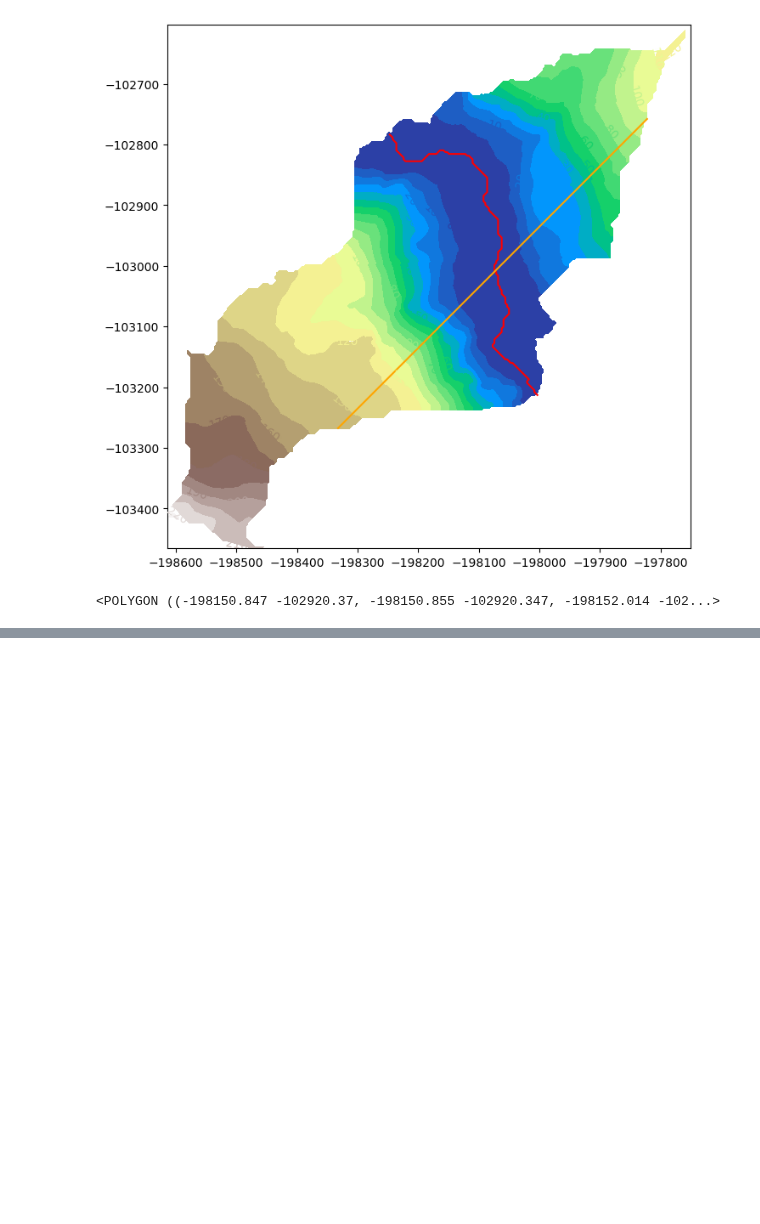
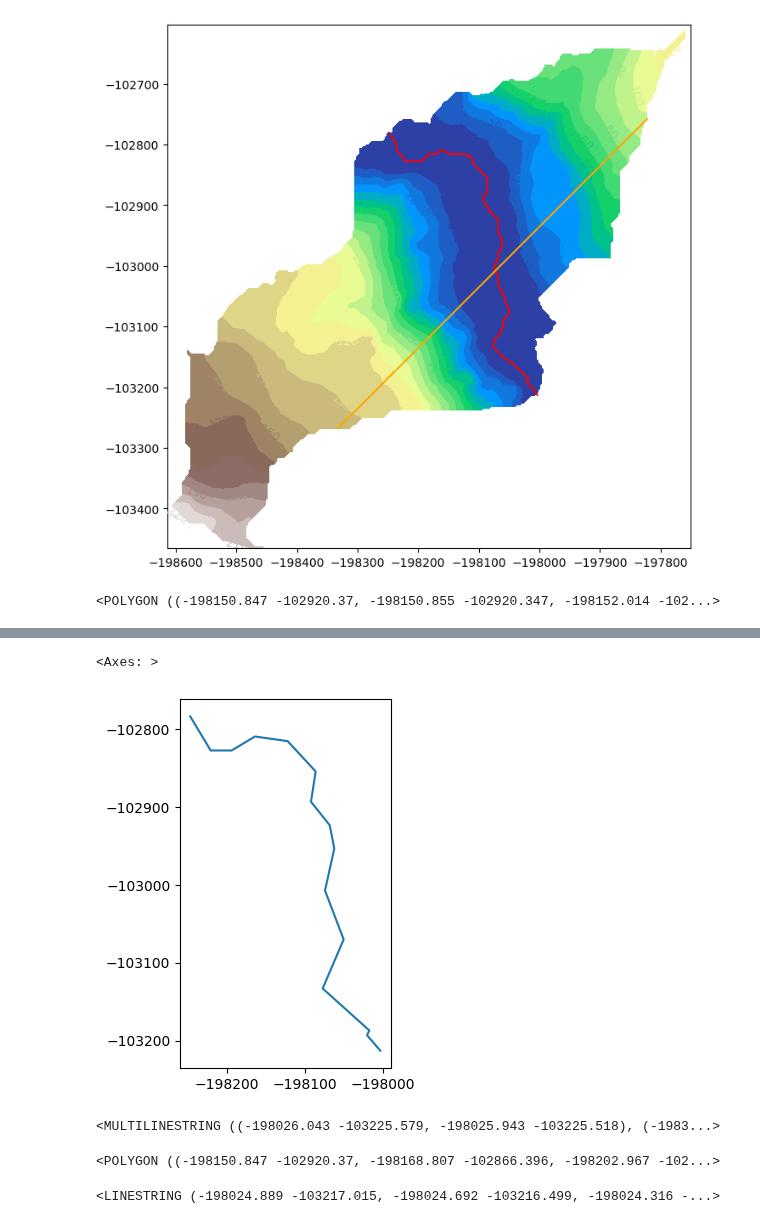
Before and after one commit to avkoehl/valleys, a Jupyter notebook: notebooks/valley_bottom_delineation.ipynb, the cells around one changed output, grey strips where cells are left out. Saved outputs shown, nothing was run; the diff lists cells and outputs as text; code cells hidden in the pictures; blank space fills up the shorter version.

Commit message:
centerline method discovered

```diff
--- a/notebooks/valley_bottom_delineation.ipynb
+++ b/notebooks/valley_bottom_delineation.ipynb
@@ -191,0 +195,15 @@ polygon
+# %%
+flowline.geometry.simplify(5).plot()
+# %% [output]
+<Axes: >
+[figure, added]
+# %%
+simple = polygon.simplify(10)
+centerline = Centerline(simple)
+centerline.geometry
+# %% [output]
+<MULTILINESTRING ((-198026.043 -103225.579, -198025.943 -103225.518), (-1983...>
+# %%
+simple
+# %% [output]
+<POLYGON ((-198150.847 -102920.37, -198168.807 -102866.396, -198202.967 -102...>
@@ -191,0 +212,5 @@ polygon
+# %%
+center = get_centerline(polygon)
+center
+# %% [output]
+<LINESTRING (-198024.889 -103217.015, -198024.692 -103216.499, -198024.316 -...>
```
Also changed, not shown: parts of 4 cells of this notebook, 2 other files.
